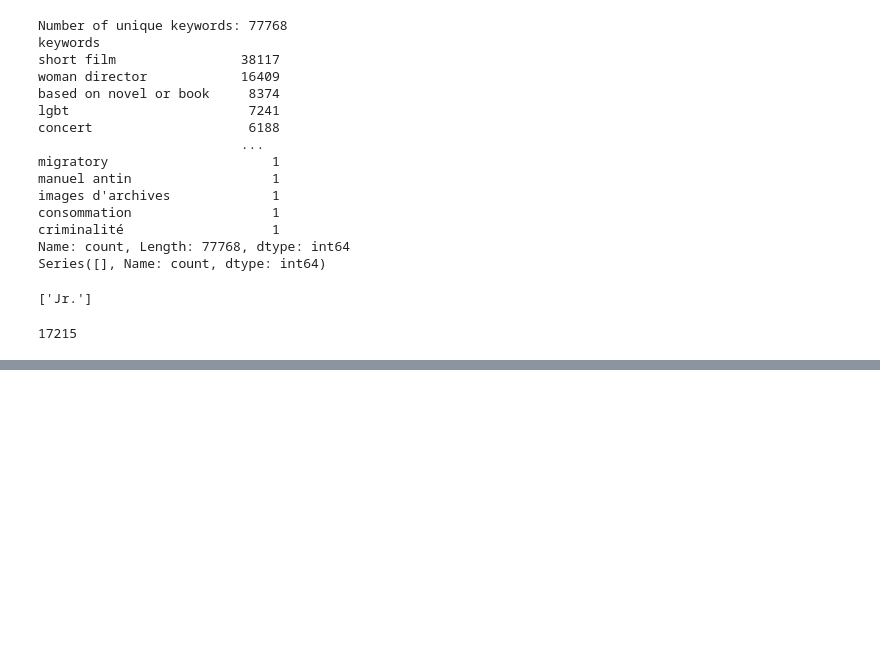
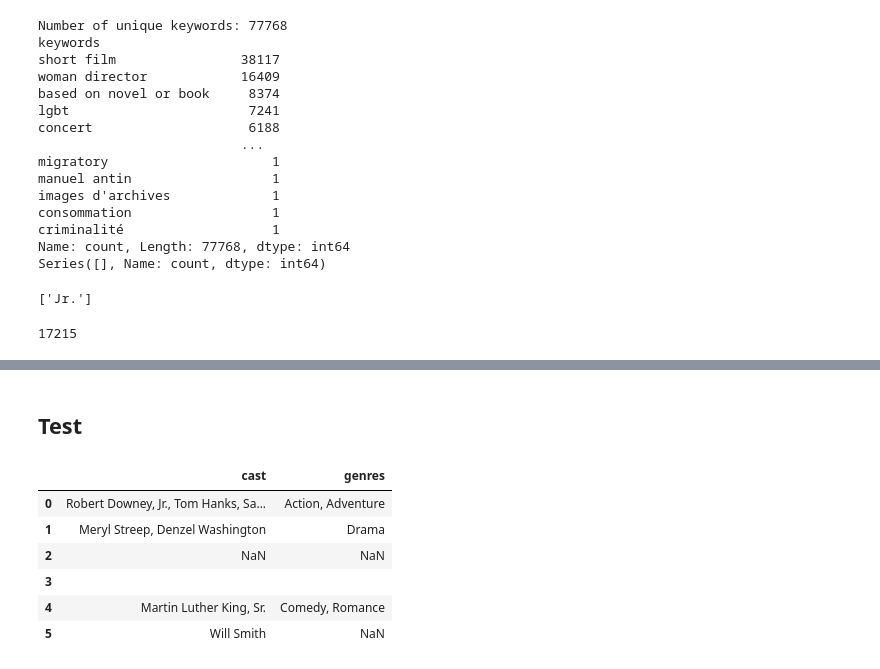
Before and after one commit to dilminidasunika/movie_recommendation_system, a Jupyter notebook: Notebooks/Dataset_Preprocessing.ipynb, the cells around one changed output, grey strips where cells are left out. Drawn from its saved outputs; the diff is of its cells as text; code cells hidden in the pictures; blank space fills up the shorter version.

```diff
--- a/Notebooks/Dataset_Preprocessing.ipynb
+++ b/Notebooks/Dataset_Preprocessing.ipynb
@@ -724 +727,32 @@ with pd.option_context('display.max_colwidth', None):
 dtype: object
+# %% [markdown]
+## Test
+# %%
+test_df = pd.DataFrame({
+    'cast': [
+        'Robert Downey, Jr., Tom Hanks, Samuel L. Jackson III',
+        'Meryl Streep, Denzel Washington',
+        np.nan,
+        '',
+        'Martin Luther King, Sr.',
+        'Will Smith'
+    ],
+    'genres': [
+        'Action, Adventure',
+        'Drama',
+        np.nan,
+        '',
+        'Comedy, Romance',
+        np.nan
+    ]
+})
+
+test_df
+# %% [output]
+|  | cast | genres |
+| 0 | Robert Downey, Jr., Tom Hanks, Sa... | Action, Adventure |
+| 1 | Meryl Streep, Denzel Washington | Drama |
+| 2 | NaN | NaN |
+| 3 |  |  |
+| 4 | Martin Luther King, Sr. | Comedy, Romance |
+| 5 | Will Smith | NaN |
```
Also changed, not shown: parts of 8 cells of this notebook.
